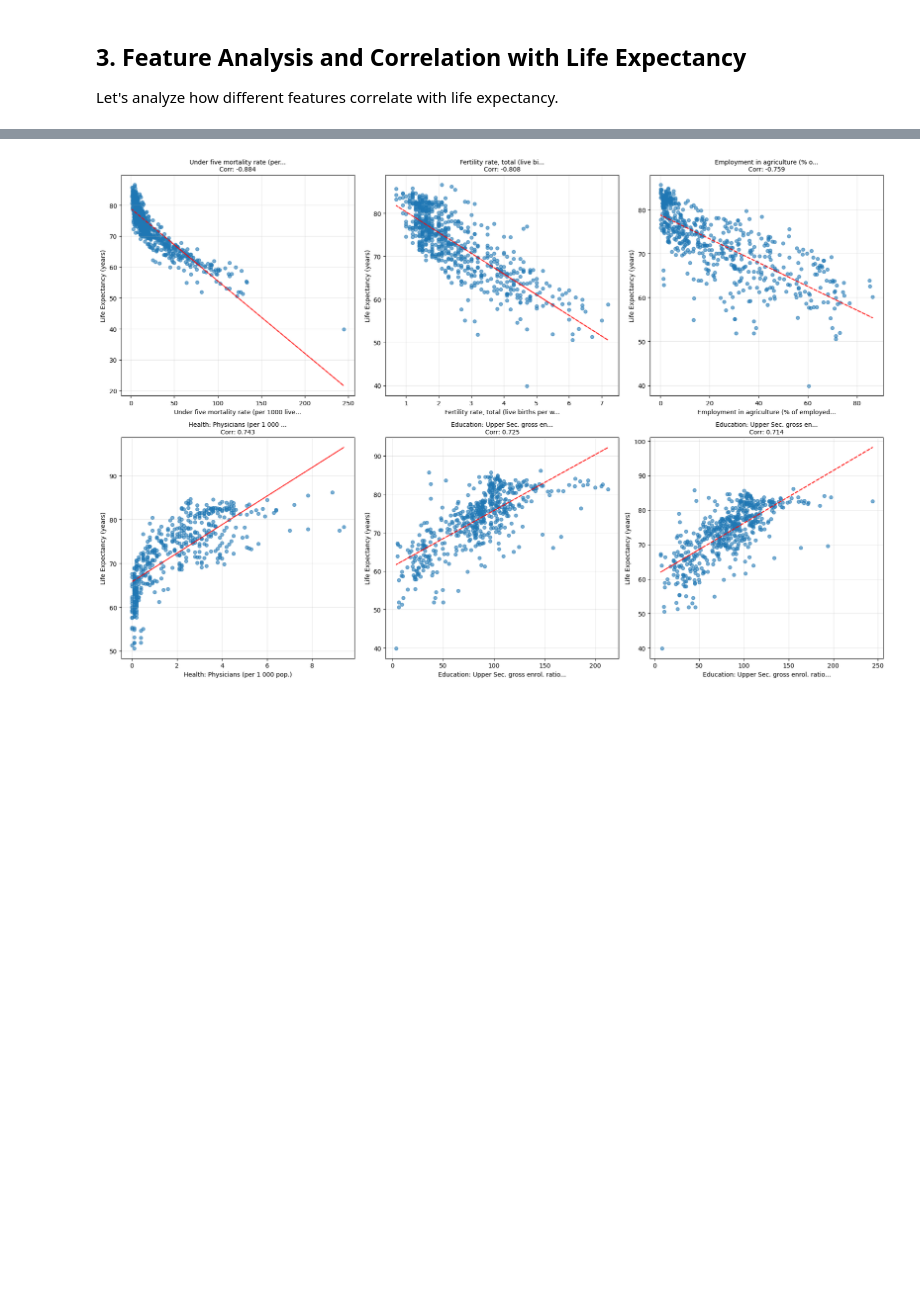
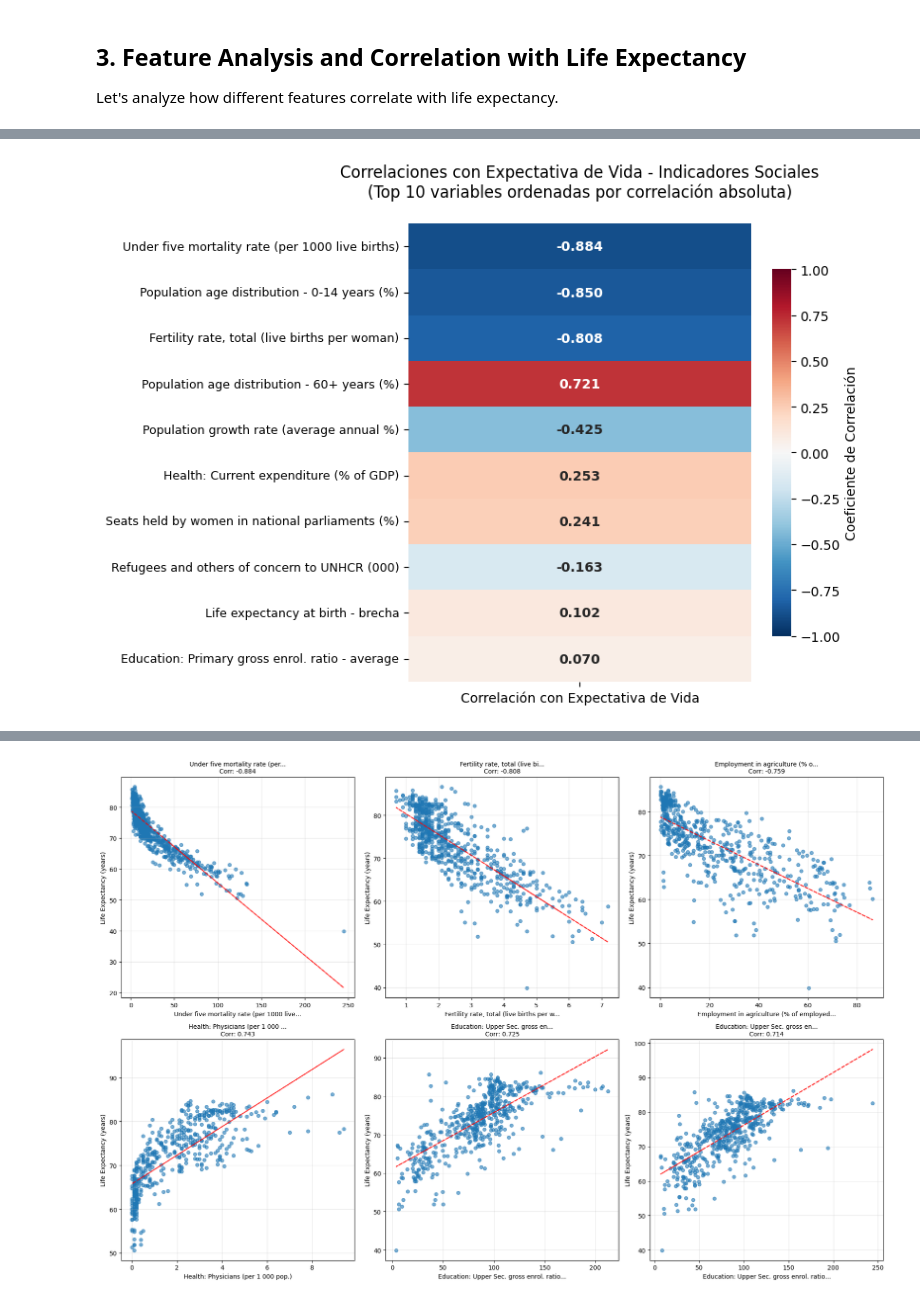
Before and after one commit to Kenji721/UN_data_Analysis, a Jupyter notebook: notebooks/5.MODEL_regression.ipynb, the cells around one changed output, grey strips where cells are left out. Drawn from its saved outputs; the diff is of its cells as text; code cells hidden in the pictures; blank space fills up the shorter version.

```diff
--- a/notebooks/5.MODEL_regression.ipynb
+++ b/notebooks/5.MODEL_regression.ipynb
@@ -265,0 +375,91 @@ Let's analyze how different features correlate with life expectancy.
+# %%
+# Crear heatmaps detallados y compactos para cada grupo
+def plot_detailed_correlation_heatmaps(correlation_results, target_var="Life expectancy at birth - average"):
+    """
+    Crea heatmaps detallados y compactos de correlación para cada grupo
+    Ordenados por correlación absoluta, formato optimizado para mostrar nombres completos
+    """
+    for group_name, results in correlation_results.items():
+        # Obtener correlaciones con la variable objetivo
+        target_corrs = results['target_correlations']
+
+        # Ordenar por correlación absoluta (descendente) y tomar top 15
+        target_corrs_sorted = target_corrs.reindex(target_corrs.abs().sort_values(ascending=False).index)
+        top_vars = target_corrs_sorted.head(15)
+
+        if len(top_vars) == 0:
+            continue
+
+        # Crear heatmap más compacto
+        fig, ax = plt.subplots(figsize=(8, max(6, len(top_vars) * 0.4)))
+
+        # Preparar datos para el heatmap
+        corr_values = top_vars.values.reshape(-1, 1)
+
+        # Crear heatmap con seaborn para mejor control
+        sns.heatmap(corr_values,
+                   annot=True,
+                   fmt='.3f',
+                   cmap='RdBu_r',
+                   center=0,
+                   vmin=-1,
+                   vmax=1,
+                   cbar_kws={'label': 'Coeficiente de Correlación', 'shrink': 0.8},
+                   yticklabels=top_vars.index,
+                   xticklabels=['Correlación con Expectativa de Vida'],
+                   square=False,
+                   ax=ax,
+                   annot_kws={'fontsize': 10, 'fontweight': 'bold'})
+
+        # Configurar título y etiquetas
+        ax.set_title(f'Correlaciones con Expectativa de Vida - {group_name}\n'
+                    f'(Top {len(top_vars)} variables ordenadas por correlación absoluta)',
+                    fontsize=12, pad=20)
+        ax.set_ylabel('')
+        ax.set_xlabel('')
+
+        # Ajustar etiquetas del eje Y para mejor legibilidad
+        ax.set_yticklabels(ax.get_yticklabels(), rotation=0, fontsize=9, ha='right')
+        ax.set_xticklabels(ax.get_xticklabels(), rotation=0, fontsize=10)
+
+        plt.tight_layout()
+
+        plt.show()
+
+        # Resumen estadístico mejorado
+        print(f"\n{'='*60}")
+        print(f"RESUMEN ESTADÍSTICO: {group_name}")
+        print(f"{'='*60}")
+        print(f"Variables analizadas: {len(results['variables'])}")
+        print(f"Observaciones completas: {results['sample_size']}")
+        print(f"Correlación máxima (absoluta): {abs(target_corrs).max():.3f}")
+        print(f"Correlación mínima (absoluta): {abs(target_corrs).min():.3f}")
+        print(f"Correlación promedio (absoluta): {abs(target_corrs).mean():.3f}")
+
+        # Top 5 correlaciones más fuertes
+        print(f"\nTop 5 correlaciones más fuertes:")
+        for i, (var, corr) in enumerate(top_vars.head(5).items()):
+            direction = "↑ Positiva" if corr > 0 else "↓ Negativa"
+            print(f"  {i+1}. {corr:6.3f} {direction} - {var}")
+
+        # Clasificar correlaciones por fuerza
+        strong_positive = target_corrs[target_corrs > 0.5]
+        moderate_positive = target_corrs[(target_corrs > 0.3) & (target_corrs <= 0.5)]
+        weak_positive = target_corrs[(target_corrs > 0.1) & (target_corrs <= 0.3)]
+
+        strong_negative = target_corrs[target_corrs < -0.5]
+        moderate_negative = target_corrs[(target_corrs < -0.3) & (target_corrs >= -0.5)]
+        weak_negative = target_corrs[(target_corrs < -0.1) & (target_corrs >= -0.3)]
+
+        print(f"\nClasificación por fuerza de correlación:")
+        print(f"  🟢 Correlación fuerte positiva (>0.5):      {len(strong_positive)} variables")
+        print(f"  🟡 Correlación moderada positiva (0.3-0.5): {len(moderate_positive)} variables")
+        print(f"  🟠 Correlación débil positiva (0.1-0.3):    {len(weak_positive)} variables")
+        print(f"  🔴 Correlación fuerte negativa (<-0.5):     {len(strong_negative)} variables")
+        print(f"  🟠 Correlación moderada negativa (-0.5--0.3): {len(moderate_negative)} variables")
+        print(f"  🟡 Correlación débil negativa (-0.3--0.1):    {len(weak_negative)} variables")
+
+# Ejecutar visualizaciones detalladas
+plot_detailed_correlation_heatmaps(correlation_results)
+# %% [output]
+[figure, added]
```
Also changed, not shown: parts of 13 cells of this notebook, 4 other files.
